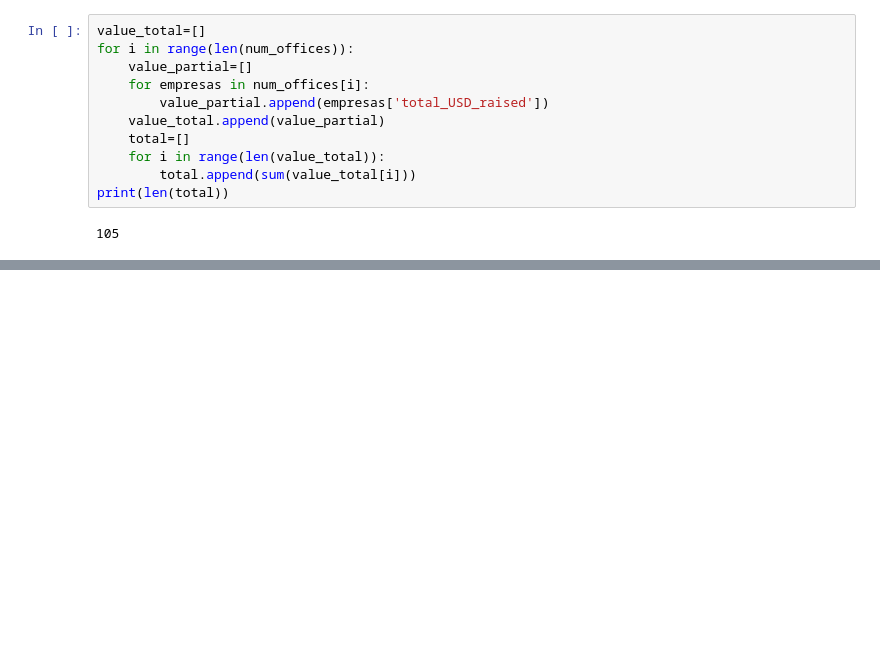
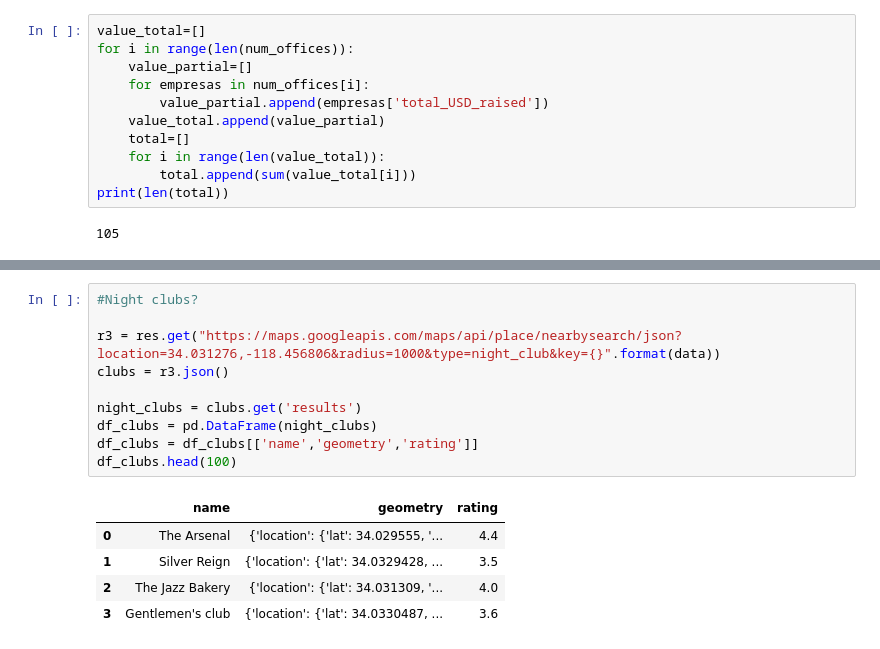
Before and after one commit to Mrueda1992/visualizing-real-world-data-project, a Jupyter notebook: geoquery.ipynb, the cells around one changed output, grey strips where cells are left out. Cells and saved outputs as stored; diff of their text form; blank space fills up the shorter version.

```diff
--- a/geoquery.ipynb
+++ b/geoquery.ipynb
@@ -141,0 +200,16 @@ df[['name','category_code','lat','long','oficina','near_offices','value_in_area'
+# %%
+#Night clubs?
+
+r3 = res.get("https://maps.googleapis.com/maps/api/place/nearbysearch/json?location=34.031276,-118.456806&radius=1000&type=night_club&key={}".format(data))
+clubs = r3.json()
+
+night_clubs = clubs.get('results')
+df_clubs = pd.DataFrame(night_clubs)
+df_clubs = df_clubs[['name','geometry','rating']]
+df_clubs.head(100)
+# %% [output]
+|  | name | geometry | rating |
+| 0 | The Arsenal | {'location': {'lat': 34.029555, '... | 4.4 |
+| 1 | Silver Reign | {'location': {'lat': 34.0329428, ... | 3.5 |
+| 2 | The Jazz Bakery | {'location': {'lat': 34.031309, '... | 4.0 |
+| 3 | Gentlemen's club | {'location': {'lat': 34.0330487, ... | 3.6 |
```
Also changed, not shown: parts of 12 cells of this notebook, 3 other files.
